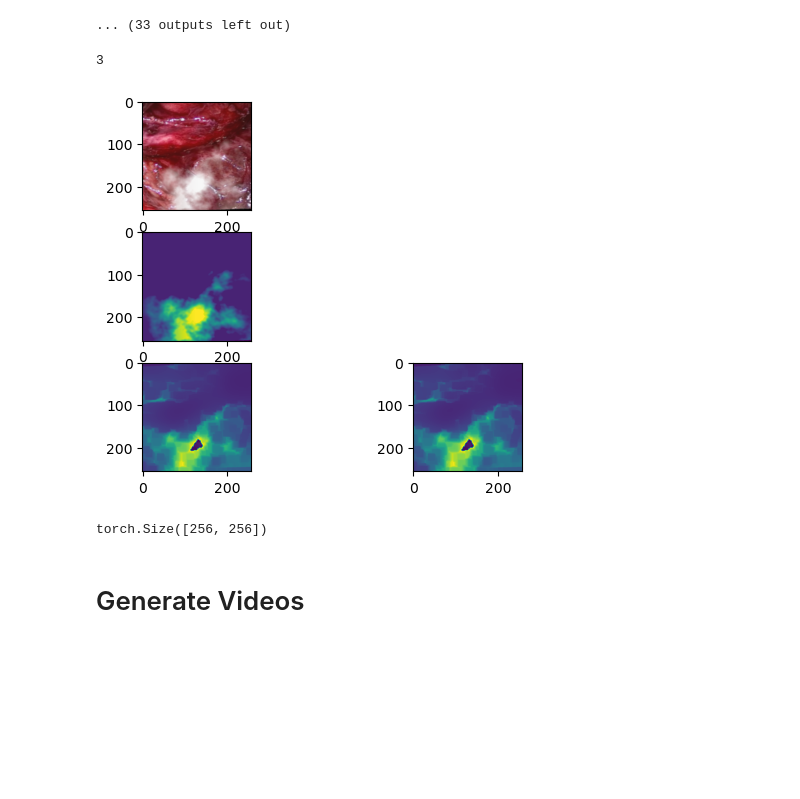
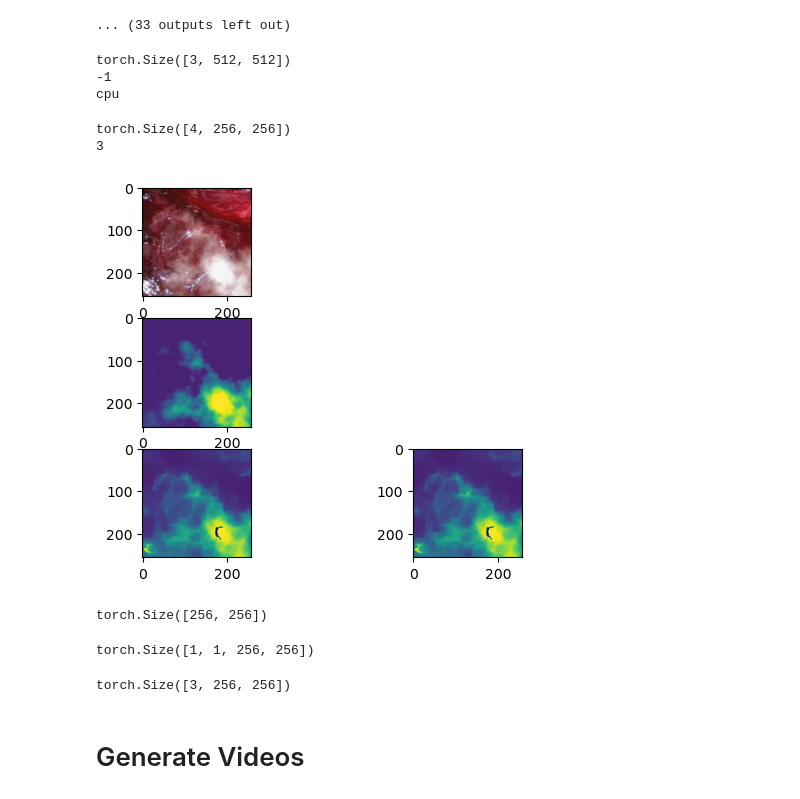
Before and after one commit to karolprzyb/DL4H-Desmoking-Laparoscopy-Surgery-Images, a Jupyter notebook: src/try_DCP.ipynb, the cells around one changed output. Drawn from its saved outputs; the diff is of its cells as text; code cells hidden in the pictures; blank space fills up the shorter version.

```diff
--- a/src/try_DCP.ipynb
+++ b/src/try_DCP.ipynb
@@ -15,7 +15,8 @@ args_data = {
         'cache_subfolder_test' : '/datasets/cholec80/cache_testset',
         'syn_smoke_subfolder' : '/datasets/cholec80/synthetic_smoke/',
         'dataset_subfolder' : '/datasets/cholec80/input_formatted',
-        'dataset_subfolder_test' : '/datasets/cholec80/input_formatted_test'
+        'dataset_subfolder_test' : '/datasets/cholec80/input_formatted_test',
+        'dark_channel' : True
 }
 # %%
 def imshow_tensor(axs_ref, tensor, denormalize = False):
@@ -58,27 +59,46 @@ Number of rows in csv file is 53825 but video length is 53826. Recommend deletin
 # %%
 import importlib
 import dcpref
 importlib.reload(dcpref)
 
 testConverter = dcpref.DarkChannelPrior('cuda:0', kernel_size=15)
 
 img = train_data.__getitem__(5400)
+print(img[0].size())
 print(len(img))
 fig = plt.subplot(3,2,1)
-imshow_tensor(fig, img[0], denormalize=True)
+imshow_tensor(fig, img[0][:3,:,:], denormalize=True)
 fig = plt.subplot(3,2,3)
 imshow_tensor(fig, img[1], denormalize=True)
 fig = plt.subplot(3,2,5)
-imshow_tensor(fig, testConverter(((img[0]+1.0)/2.0).unsqueeze(0).cuda()), denormalize=False)
+# imshow_tensor(fig, testConverter(((img[0]+1.0)/2.0).unsqueeze(0).cuda()), denormalize=False)
+imshow_tensor(fig, ((img[0][3,:,:]+1.0)/2.0).unsqueeze(0).cuda(), denormalize=False)
 fig = plt.subplot(3,2,6)
-imshow_tensor(fig, testConverter(img[0].unsqueeze(0).cuda()), denormalize=True)
+# imshow_tensor(fig, testConverter(img[0].unsqueeze(0).cuda()), denormalize=True)
+imshow_tensor(fig, img[0][3,:,:].unsqueeze(0).cuda(), denormalize=True)
+
+# check = testConverter(img[0].unsqueeze(0).cuda()) == testConverter(((img[0]+1.0)/2.0).unsqueeze(0).cuda())
+# if check.any():
+#     print("Mismatch")
 # %% [output]
-3
+torch.Size([3, 512, 512])
+-1
+cpu
+torch.Size([4, 256, 256])
+3
-[figure, old version]
+[figure, new version]
 # %%
 img[1][0,:,:].shape
 # %% [output]
 torch.Size([256, 256])
+# %%
+testConverter(((img[0]+1.0)/2.0).unsqueeze(0).cuda()).shape
+# %% [output]
+torch.Size([1, 1, 256, 256])
+# %%
+img[0].shape
+# %% [output]
+torch.Size([3, 256, 256])
 # %% [markdown]
 # Generate Videos
 # %%
```
Also changed, not shown: 5 other files.
